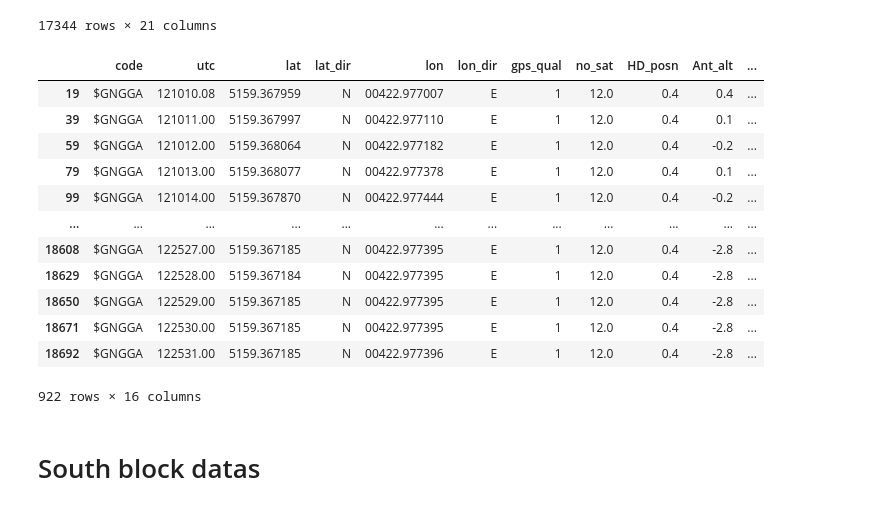
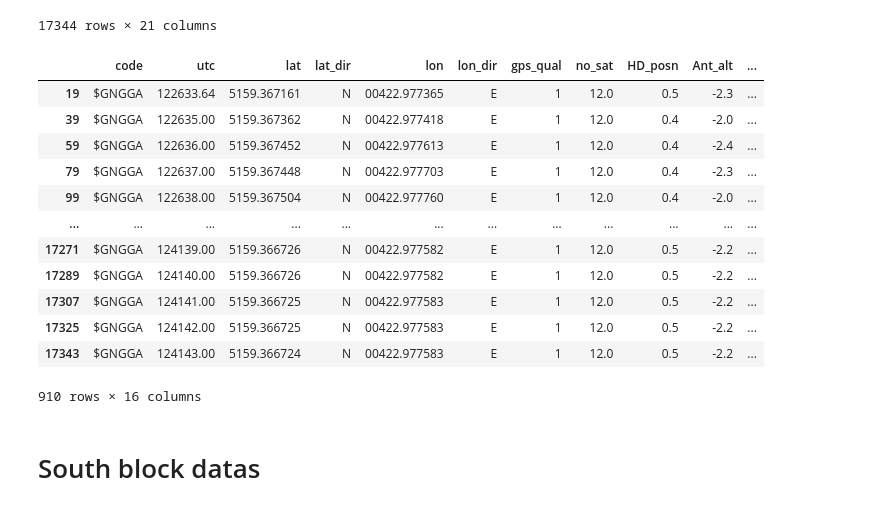
Before and after one commit to pratyush1611/geo1003_position, a Jupyter notebook: asg2.ipynb, the cells around one changed output. Drawn from its saved outputs; the diff is of its cells as text; code cells hidden in the pictures.

Commit message:
fixed export problem with open field 1 and 2

```diff
--- a/asg2.ipynb
+++ b/asg2.ipynb
@@ -247,8 +252,8 @@ sns.scatterplot(gga.lon, gga.lat)
 using GGA only and exporting
 # %%
 colnm = ['code','1','2','3','4','5','6','7','8','9','10','11','12','13','14','15','16','17','18','19','20']
-df = pd.read_csv("openField2.txt" ,names=colnm ,  header=None )
-df
+dfopenf2 = pd.read_csv("openField2.txt" ,names=colnm ,  header=None )
+dfopenf2
 # %% [output]
 |  | code | 1 | 2 | 3 | 4 | 5 | 6 | 7 | 8 | 9 | 10 | ... |
 | 0 | $GPGSV | 3 | 1 | 10 | 02 | 37 | 247 | 40.0 | 04 | 08 | 077 | ... |
@@ -264,31 +269,31 @@ df
 | 17343 | $GNGGA | 124143.00 | 5159.366724 | N | 00422.977583 | E | 1 | 12.0 | 0.5 | -2.2 | M | ... |
 17344 rows × 21 columns
 # %%
-gga_2 = df[ (df['code']=='$GNGGA') ]
+gga_2 = dfopenf2[ (dfopenf2['code']=='$GNGGA') ]
 
 gga_2 = gga_2[['code','1','2','3','4','5','6','7','8','9','10','11','12','14']]
 gga_2.columns = ['code','utc','lat','lat_dir','lon','lon_dir','gps_qual','no_sat',
                 'HD_posn', 'Ant_alt','ant_alt_unit','goid_sep','geod_sep_unit', 'checksum']
 
 gga_2['lat_wgs84'] = gga_2.lat.apply(make_lat)
 gga_2['lon_wgs84'] = gga_2.lon.apply(make_lat)
 
 gga_2.to_csv('./csv/redo_latlon/gga_open_2.csv')
 gga_2
 # %% [output]
 |  | code | utc | lat | lat_dir | lon | lon_dir | gps_qual | no_sat | HD_posn | Ant_alt | ... |
-| 19 | $GNGGA | 121010.08 | 5159.367959 | N | 00422.977007 | E | 1 | 12.0 | 0.4 | 0.4 | ... |
-| 39 | $GNGGA | 121011.00 | 5159.367997 | N | 00422.977110 | E | 1 | 12.0 | 0.4 | 0.1 | ... |
-| 59 | $GNGGA | 121012.00 | 5159.368064 | N | 00422.977182 | E | 1 | 12.0 | 0.4 | -0.2 | ... |
-| 79 | $GNGGA | 121013.00 | 5159.368077 | N | 00422.977378 | E | 1 | 12.0 | 0.4 | 0.1 | ... |
-| 99 | $GNGGA | 121014.00 | 5159.367870 | N | 00422.977444 | E | 1 | 12.0 | 0.4 | -0.2 | ... |
+| 19 | $GNGGA | 122633.64 | 5159.367161 | N | 00422.977365 | E | 1 | 12.0 | 0.5 | -2.3 | ... |
+| 39 | $GNGGA | 122635.00 | 5159.367362 | N | 00422.977418 | E | 1 | 12.0 | 0.4 | -2.0 | ... |
+| 59 | $GNGGA | 122636.00 | 5159.367452 | N | 00422.977613 | E | 1 | 12.0 | 0.4 | -2.4 | ... |
+| 79 | $GNGGA | 122637.00 | 5159.367448 | N | 00422.977703 | E | 1 | 12.0 | 0.4 | -2.3 | ... |
+| 99 | $GNGGA | 122638.00 | 5159.367504 | N | 00422.977760 | E | 1 | 12.0 | 0.4 | -2.0 | ... |
 | ... | ... | ... | ... | ... | ... | ... | ... | ... | ... | ... | ... |
-| 18608 | $GNGGA | 122527.00 | 5159.367185 | N | 00422.977395 | E | 1 | 12.0 | 0.4 | -2.8 | ... |
-| 18629 | $GNGGA | 122528.00 | 5159.367184 | N | 00422.977395 | E | 1 | 12.0 | 0.4 | -2.8 | ... |
-| 18650 | $GNGGA | 122529.00 | 5159.367185 | N | 00422.977395 | E | 1 | 12.0 | 0.4 | -2.8 | ... |
-| 18671 | $GNGGA | 122530.00 | 5159.367185 | N | 00422.977395 | E | 1 | 12.0 | 0.4 | -2.8 | ... |
-| 18692 | $GNGGA | 122531.00 | 5159.367185 | N | 00422.977396 | E | 1 | 12.0 | 0.4 | -2.8 | ... |
+| 17271 | $GNGGA | 124139.00 | 5159.366726 | N | 00422.977582 | E | 1 | 12.0 | 0.5 | -2.2 | ... |
+| 17289 | $GNGGA | 124140.00 | 5159.366726 | N | 00422.977582 | E | 1 | 12.0 | 0.5 | -2.2 | ... |
+| 17307 | $GNGGA | 124141.00 | 5159.366725 | N | 00422.977583 | E | 1 | 12.0 | 0.5 | -2.2 | ... |
+| 17325 | $GNGGA | 124142.00 | 5159.366725 | N | 00422.977583 | E | 1 | 12.0 | 0.5 | -2.2 | ... |
+| 17343 | $GNGGA | 124143.00 | 5159.366724 | N | 00422.977583 | E | 1 | 12.0 | 0.5 | -2.2 | ... |
-922 rows × 16 columns
+910 rows × 16 columns
 # %% [markdown]
 # South block datas
 # %%
```
Also changed, not shown: parts of 2 cells of this notebook.
